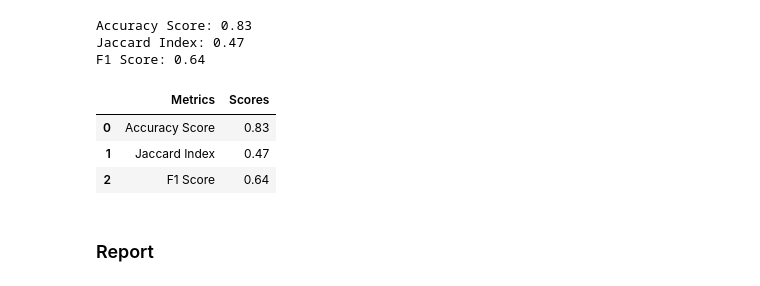
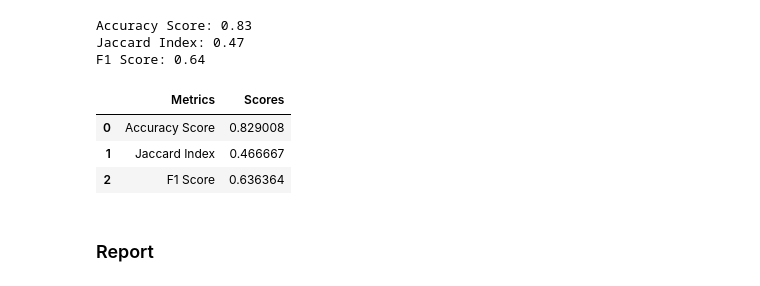
Before and after one commit to betopark97/IBM_DataScience, a Jupyter notebook: ML0101EN_SkillUp_FinalAssignment.jupyterlite.ipynb, the cells around one changed output. Cells and saved outputs as stored; diff of their text form; code cells hidden in the pictures.

```diff
--- a/ML0101EN_SkillUp_FinalAssignment.jupyterlite.ipynb
+++ b/ML0101EN_SkillUp_FinalAssignment.jupyterlite.ipynb
@@ -503,16 +503,16 @@ F1 Score: 0.64
 # %%
 SVM_report = pd.DataFrame({
     'Metrics':['Accuracy Score', 'Jaccard Index', 'F1 Score'],
     'Scores':[SVM_Accuracy_Score, SVM_JaccardIndex, SVM_F1_Score]
 })
 
-SVM_report.Scores = SVM_report.Scores.round(2)
+SVM_report.Scores = SVM_report.Scores
 SVM_report
 # %% [output]
 |  | Metrics | Scores |
-| 0 | Accuracy Score | 0.83 |
-| 1 | Jaccard Index | 0.47 |
-| 2 | F1 Score | 0.64 |
+| 0 | Accuracy Score | 0.829008 |
+| 1 | Jaccard Index | 0.466667 |
+| 2 | F1 Score | 0.636364 |
 # %% [markdown]
 ### Report
 # %% [markdown]
```
Also changed, not shown: parts of 4 cells of this notebook.
